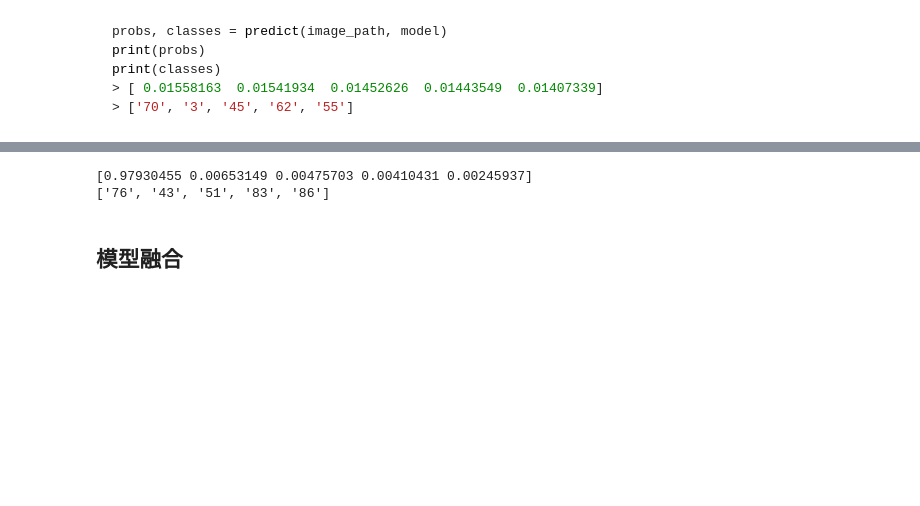
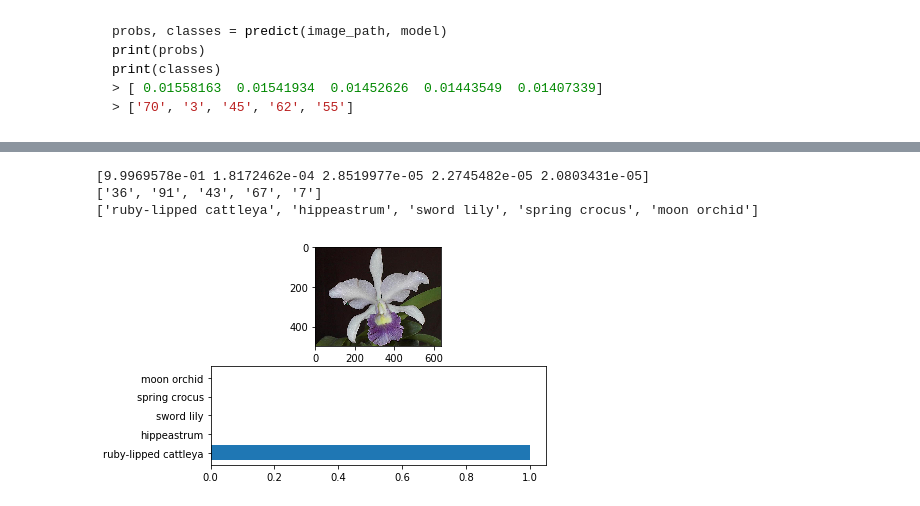
Before and after one commit to leesper/become-aipnd-learner, a Jupyter notebook: P4_ImageClassifer/Image Classifier Project-zh.ipynb, the cells around one changed output, grey strips where cells are left out. Drawn from its saved outputs; the diff is of its cells as text; code cells hidden in the pictures; blank space fills up the shorter version.

```diff
--- a/P4_ImageClassifer/Image Classifier Project-zh.ipynb
+++ b/P4_ImageClassifer/Image Classifier Project-zh.ipynb
@@ -517,11 +525,12 @@ def predict(image_path, model, topk=5):
 你可以使用 `cat_to_name.json` 文件（应该之前已经在 notebook 中加载该文件）将类别整数编码转换为实际花卉名称。要将 PyTorch 张量显示为图像，请使用定义如下的 `imshow` 函数。
 # %%
 # TODO: Display an image along with the top 5 classes
-values, classes = predict('flowers/train/76/image_02447.jpg', dense_model)
+values, classes = predict('flowers/test/36/image_04382.jpg', dense_model)
+flowers = [cat_to_name[cls] for cls in classes]
 print(values)
 print(classes)
+print(flowers)
 # %% [output]
-[0.97930455 0.00653149 0.00475703 0.00410431 0.00245937]
-['76', '43', '51', '83', '86']
+[9.9969578e-01 1.8172462e-04 2.8519977e-05 2.2745482e-05 2.0803431e-05]
+['36', '91', '43', '67', '7']
+['ruby-lipped cattleya', 'hippeastrum', 'sword lily', 'spring crocus', 'moon orchid']
-# %% [markdown]
-## 模型融合
@@ -569,0 +537,10 @@ class Densenet121FeatureExtractor(nn.Module):
+# %%
+plt.subplot(2, 1, 1)
+image = Image.open('flowers/test/36/image_04382.jpg')
+plt.imshow(image)
+
+df = pd.DataFrame(dict(probs=values, flowers=flowers))
+plt.subplot(2, 1, 2)
+plt.barh(df.flowers, df.probs);
+# %% [output]
+[figure, added]
```
Also changed, not shown: parts of 4 cells of this notebook.
